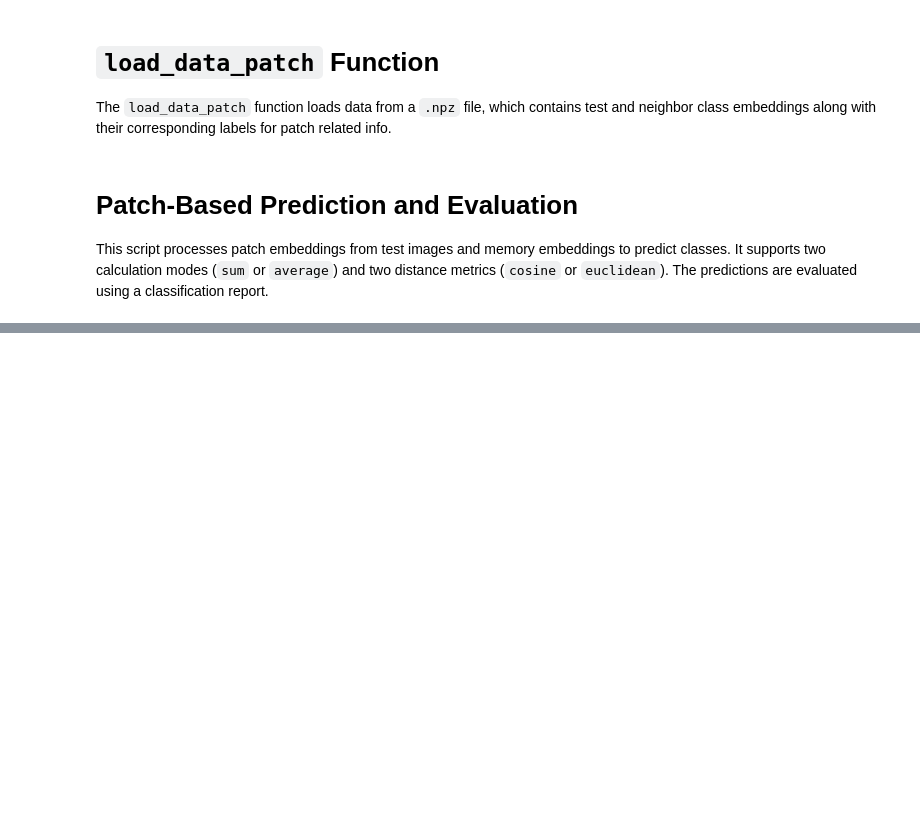
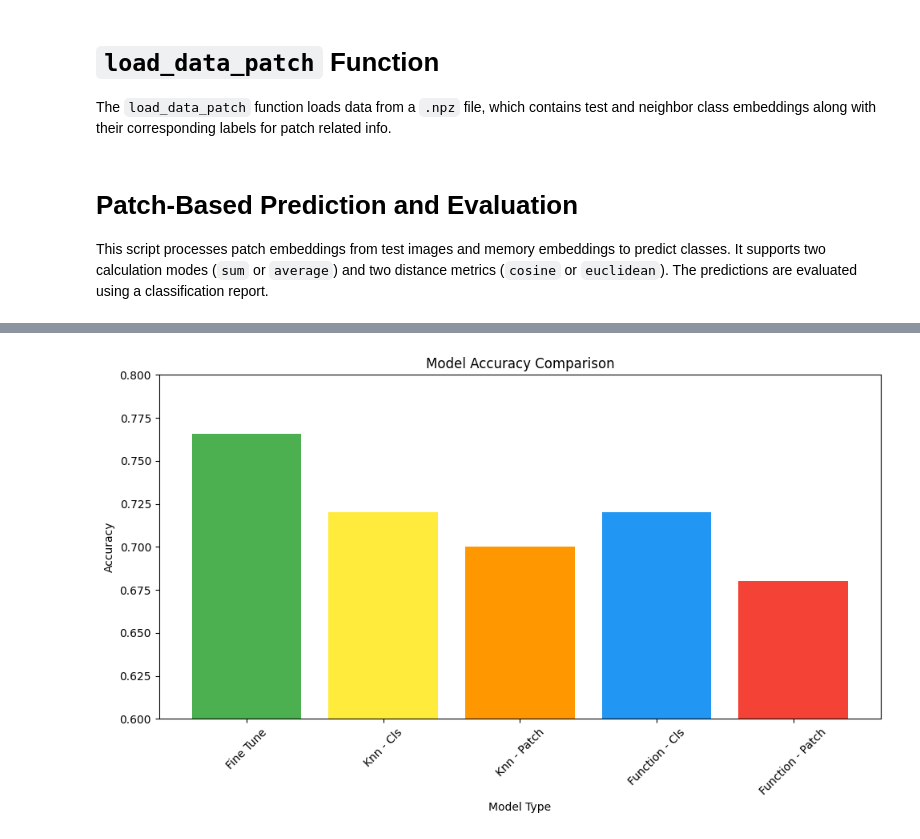
Before and after one commit to panoskorovesis/rag-enhanced-image-classification, a Jupyter notebook: src/development/distance_function.ipynb, the cells around one changed output, grey strips where cells are left out. Cells and saved outputs as stored; diff of their text form; code cells hidden in the pictures; blank space fills up the shorter version.

```diff
--- a/src/development/distance_function.ipynb
+++ b/src/development/distance_function.ipynb
@@ -281,0 +443,31 @@ weighted avg       0.56      0.57      0.55     10000
+# %%
+import matplotlib.pyplot as plt
+import pandas as pd
+
+# Data for the plot
+data = {
+    "Accuracy": [0.7657, 0.72, 0.7, 0.72, 0.68],
+    "Model Type": ["Fine Tune", "Knn - Cls", "Knn - Patch", "Function - Cls", "Function - Patch"],
+    "K": ["-", "9, 11, 13", "5", "9, 11", "5"],
+    "Similarity": ["-", "Cosine", "Cosine", "Cosine", "Cosine"],
+    "Use Softmax Predictions": ["-", "-", "-", "FALSE", "FALSE"],
+    "Weighting": ["-", "-", "-", "-", "Average/Sum-based"]
+}
+
+# Create DataFrame
+df = pd.DataFrame(data)
+
+# Plot
+plt.figure(figsize=(10, 6))
+plt.bar(df["Model Type"], df["Accuracy"], color=['#4CAF50', '#FFEB3B', '#FF9800', '#2196F3', '#F44336'])
+plt.xlabel("Model Type")
+plt.ylabel("Accuracy")
+plt.title("Model Accuracy Comparison")
+plt.ylim(0.6, 0.8)
+plt.xticks(rotation=45)
+plt.tight_layout()
+
+# Show the plot
+plt.show()
+# %% [output]
+[figure, added]
```
Also changed, not shown: parts of 17 cells of this notebook.
